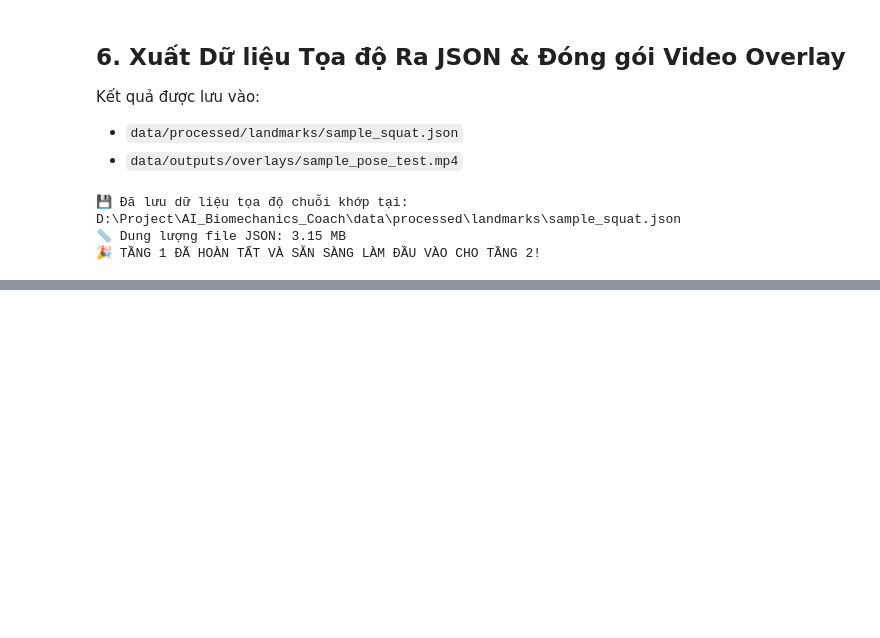
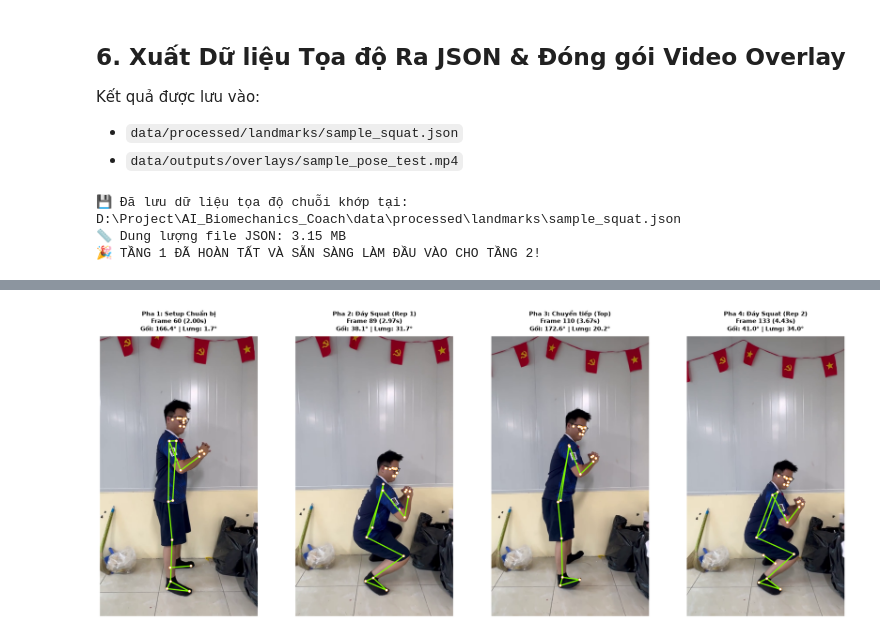
Before and after one commit to NamHaiIT2HUST/AI_Biomechanics_Coach, a Jupyter notebook: ai/notebooks/01_pose_extraction.ipynb, the cells around one changed output, grey strips where cells are left out. Drawn from its saved outputs; the diff is of its cells as text; code cells hidden in the pictures; blank space fills up the shorter version.

Commit message:
feat(ai): analyze real-world test_squat in notebook and export landmarks

```diff
--- a/ai/notebooks/01_pose_extraction.ipynb
+++ b/ai/notebooks/01_pose_extraction.ipynb
@@ -186,0 +192,15 @@ print('🎉 TẦNG 1 ĐÃ HOÀN TẤT VÀ SẴN SÀNG LÀM ĐẦU VÀO CHO TẦN
+# %%
+user_video_path = project_root / 'data' / 'raw' / 'squats_bad' / 'test_squat.mp4'
+assert user_video_path.exists(), f'Không tìm thấy file: {user_video_path}'
+
+start_time = time.time()
+user_result = engine.extract_from_video(video_path=str(user_video_path))
+elapsed_user = time.time() - start_time
+
+print('=' * 55)
+print('📊 KẾT QUẢ BÓC TÁCH KHUNG XƯƠNG (test_squat.mp4):')
+print(f'  • Tổng số frames: {user_result.total_frames}')
+print(f'  • Số frames nhận diện được người: {user_result.detected_frames_count}/{user_result.total_frames}')
+print(f'  • Tỷ lệ nhận diện (Detection Rate): {user_result.detection_rate * 100:.2f}%')
+print(f'  • Tốc độ xử lý: {user_result.total_frames / elapsed_user:.1f} FPS (Thời gian: {elapsed_user:.2f}s)')
+print('=' * 55)
@@ -186,0 +269,56 @@ print('🎉 TẦNG 1 ĐÃ HOÀN TẤT VÀ SẴN SÀNG LÀM ĐẦU VÀO CHO TẦN
+# %%
+def calc_angle_3p(a, b, c):
+    ba = a - b
+    bc = c - b
+    cos_val = np.dot(ba, bc) / (np.linalg.norm(ba) * np.linalg.norm(bc) + 1e-6)
+    return np.degrees(np.arccos(np.clip(cos_val, -1.0, 1.0)))
+
+def calc_trunk_angle(shoulder, hip):
+    v = shoulder - hip
+    vertical = np.array([0, -1])
+    cos_val = np.dot(v, vertical) / (np.linalg.norm(v) * np.linalg.norm(vertical) + 1e-6)
+    return np.degrees(np.arccos(np.clip(cos_val, -1.0, 1.0)))
+
+cap_user = cv2.VideoCapture(str(user_video_path))
+key_frames = [60, 89, 110, 133]
+key_titles = [
+    'Pha 1: Setup Chuẩn bị',
+    'Pha 2: Đáy Squat (Rep 1)',
+    'Pha 3: Chuyển tiếp (Top)',
+    'Pha 4: Đáy Squat (Rep 2)'
+]
+
+fig, axes = plt.subplots(1, 4, figsize=(20, 8))
+
+for ax, f_idx, title in zip(axes, key_frames, key_titles):
+    cap_user.set(cv2.CAP_PROP_POS_FRAMES, f_idx)
+    ret, frame = cap_user.read()
+    if ret and f_idx < len(user_result.frames):
+        f_pose = user_result.frames[f_idx]
+        annotated = engine.draw_skeleton(frame, f_pose.landmarks, thickness=3, radius=5)
+
+        sh = f_pose.get_landmark(f'{dominant_side}_shoulder')
+        hip = f_pose.get_landmark(f'{dominant_side}_hip')
+        knee = f_pose.get_landmark(f'{dominant_side}_knee')
+        ank = f_pose.get_landmark(f'{dominant_side}_ankle')
+
+        p_sh = np.array([sh['x'], sh['y']])
+        p_hip = np.array([hip['x'], hip['y']])
+        p_knee = np.array([knee['x'], knee['y']])
+        p_ank = np.array([ank['x'], ank['y']])
+
+        k_ang = calc_angle_3p(p_hip, p_knee, p_ank)
+        t_lean = calc_trunk_angle(p_sh, p_hip)
+
+        rgb = cv2.cvtColor(annotated, cv2.COLOR_BGR2RGB)
+        ax.imshow(rgb)
+        time_s = f_idx / user_result.fps
+        ax.set_title(f'{title}\nFrame {f_idx} ({time_s:.2f}s)\nGối: {k_ang:.1f}° | Lưng: {t_lean:.1f}°',
+                     fontsize=11, fontweight='bold', pad=10)
+        ax.axis('off')
+
+cap_user.release()
+plt.tight_layout()
+plt.show()
+# %% [output]
+[figure, added]
```
Also changed, not shown: parts of 10 cells of this notebook, 1 other file.
